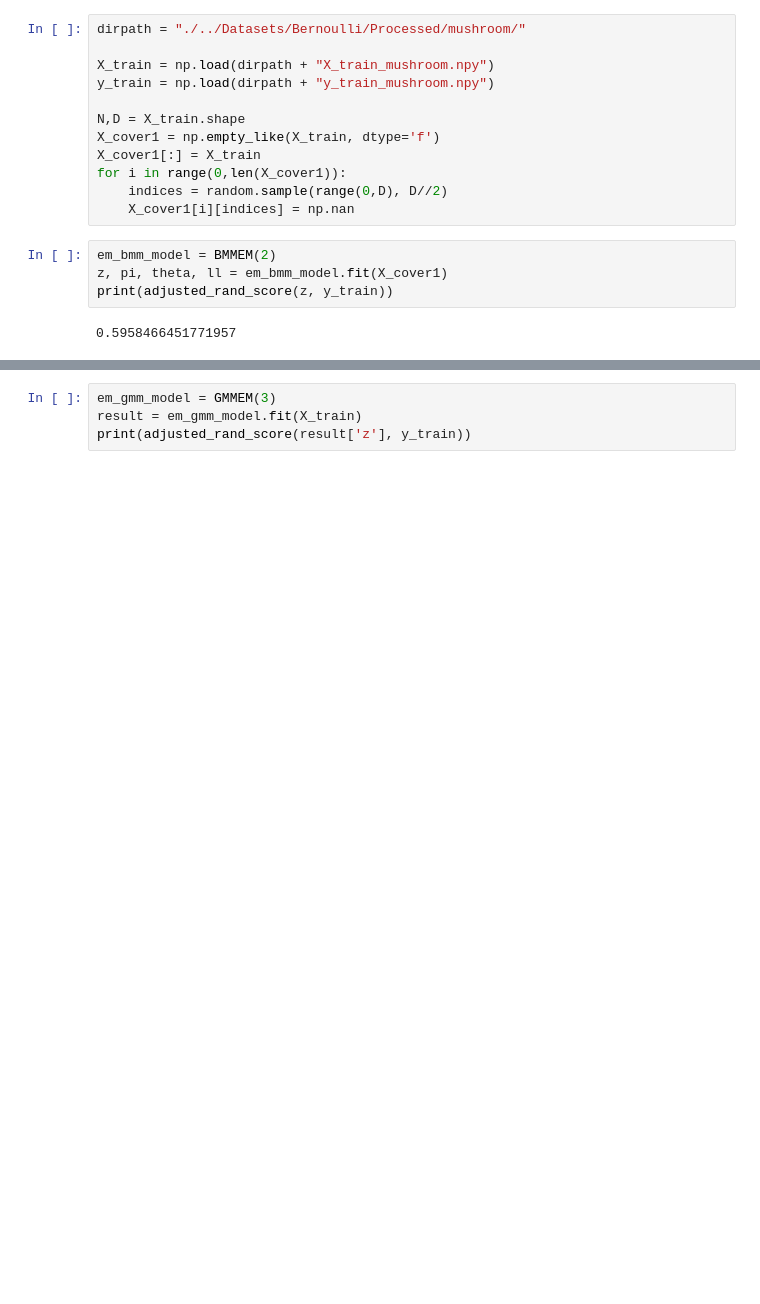
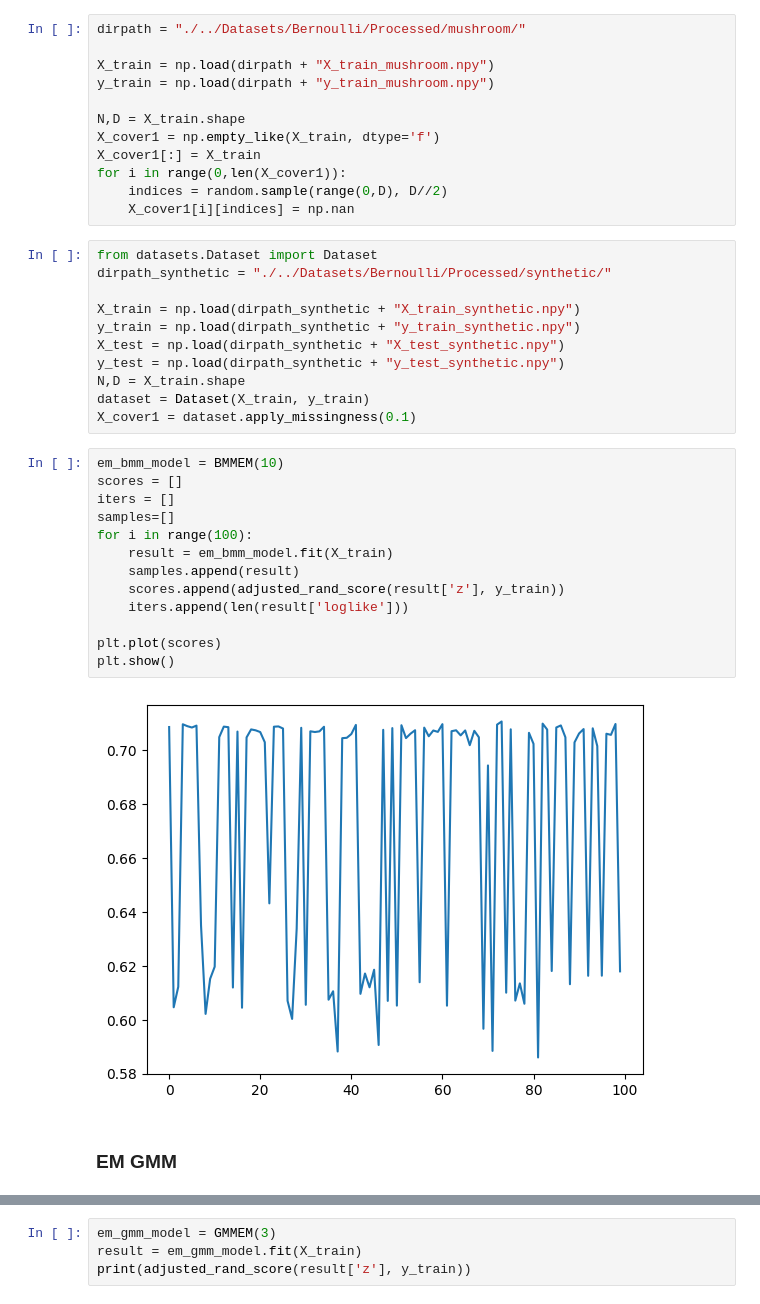
Before and after one commit to jimmyjz1127/bayesian-mixture-model-missing-data, a Jupyter notebook: test.ipynb, the cells around one changed output, grey strips where cells are left out. Drawn from its saved outputs; the diff is of its cells as text; blank space fills up the shorter version.

Commit message:
Made BMMEM much more stable, and somewhat improved GMMEM stability/

```diff
--- a/test.ipynb
+++ b/test.ipynb
@@ -276,10 +429,32 @@ X_cover1[:] = X_train
 for i in range(0,len(X_cover1)):
     indices = random.sample(range(0,D), D//2)
     X_cover1[i][indices] = np.nan
-# %%
-em_bmm_model = BMMEM(2)
-z, pi, theta, ll = em_bmm_model.fit(X_cover1)
-print(adjusted_rand_score(z, y_train))
-# %% [output]
-0.5958466451771957
+# %%
+from datasets.Dataset import Dataset
+dirpath_synthetic = "./../Datasets/Bernoulli/Processed/synthetic/"
+
+X_train = np.load(dirpath_synthetic + "X_train_synthetic.npy")
+y_train = np.load(dirpath_synthetic + "y_train_synthetic.npy")
+X_test = np.load(dirpath_synthetic + "X_test_synthetic.npy")
+y_test = np.load(dirpath_synthetic + "y_test_synthetic.npy")
+N,D = X_train.shape
+dataset = Dataset(X_train, y_train)
+X_cover1 = dataset.apply_missingness(0.1)
+# %%
+em_bmm_model = BMMEM(10)
+scores = []
+iters = []
+samples=[]
+for i in range(100):
+    result = em_bmm_model.fit(X_train)
+    samples.append(result)
+    scores.append(adjusted_rand_score(result['z'], y_train))
+    iters.append(len(result['loglike']))
+
+plt.plot(scores)
+plt.show()
+# %% [output]
+[figure, added]
+# %% [markdown]
+### EM GMM
 # %%
```
Also changed, not shown: parts of 39 cells of this notebook, 24 other files.
